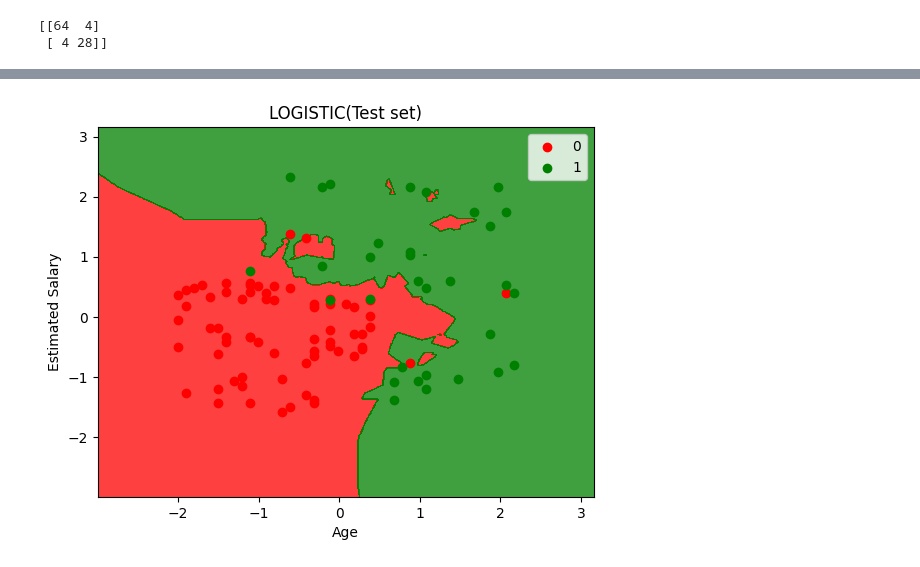
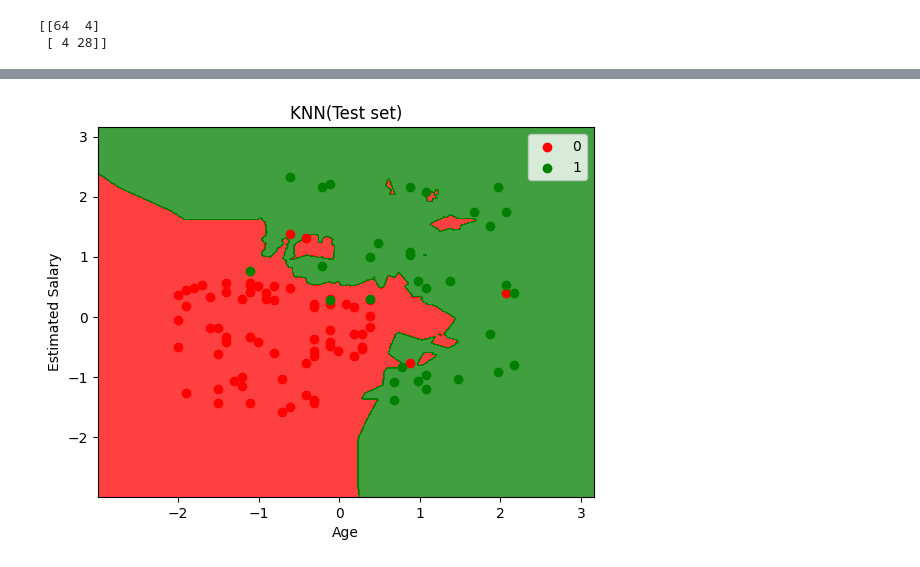
Before and after one commit to qiao-hao-git/ML_Code, a Jupyter notebook: KNN.ipynb, the cells around one changed output, grey strips where cells are left out. Drawn from its saved outputs; the diff is of its cells as text; code cells hidden in the pictures.

```diff
--- a/KNN.ipynb
+++ b/KNN.ipynb
@@ -128,19 +128,19 @@ plt.show()
 # %%
 from matplotlib.colors import ListedColormap
 X_set,Y_set = X_test,Y_test
 X1,X2 = np.meshgrid(np.arange(start=X_set[:,0].min()-1,stop=X_set[:,0].max()+1,step=0.01),
           np.arange(start=X_set[:,0].min()-1,stop=X_set[:,0].max()+1,step=0.01))
 plt.contourf(X1,X2,classifier.predict(np.array([X1.ravel(),X2.ravel()]).T).reshape(X1.shape),
       alpha=0.75,cmap=ListedColormap(('red','green')))
 plt.xlim(X1.min(),X1.max())
 plt.ylim(X2.min(),X2.max())
 for i,j in enumerate(np.unique(Y_set)):
   plt.scatter(X_set[Y_set==j,0],X_set[Y_set==j,1],
   c = ListedColormap(('red','green'))(i),label=j)
-plt.title('LOGISTIC(Test set)')
+plt.title('KNN(Test set)')
 plt.xlabel('Age')
 plt.ylabel('Estimated Salary')
 plt.legend()
 plt.show()
 # %% [output]
-[figure, old version]
+[figure, new version]
```
Also changed, not shown: parts of 1 cell of this notebook.
